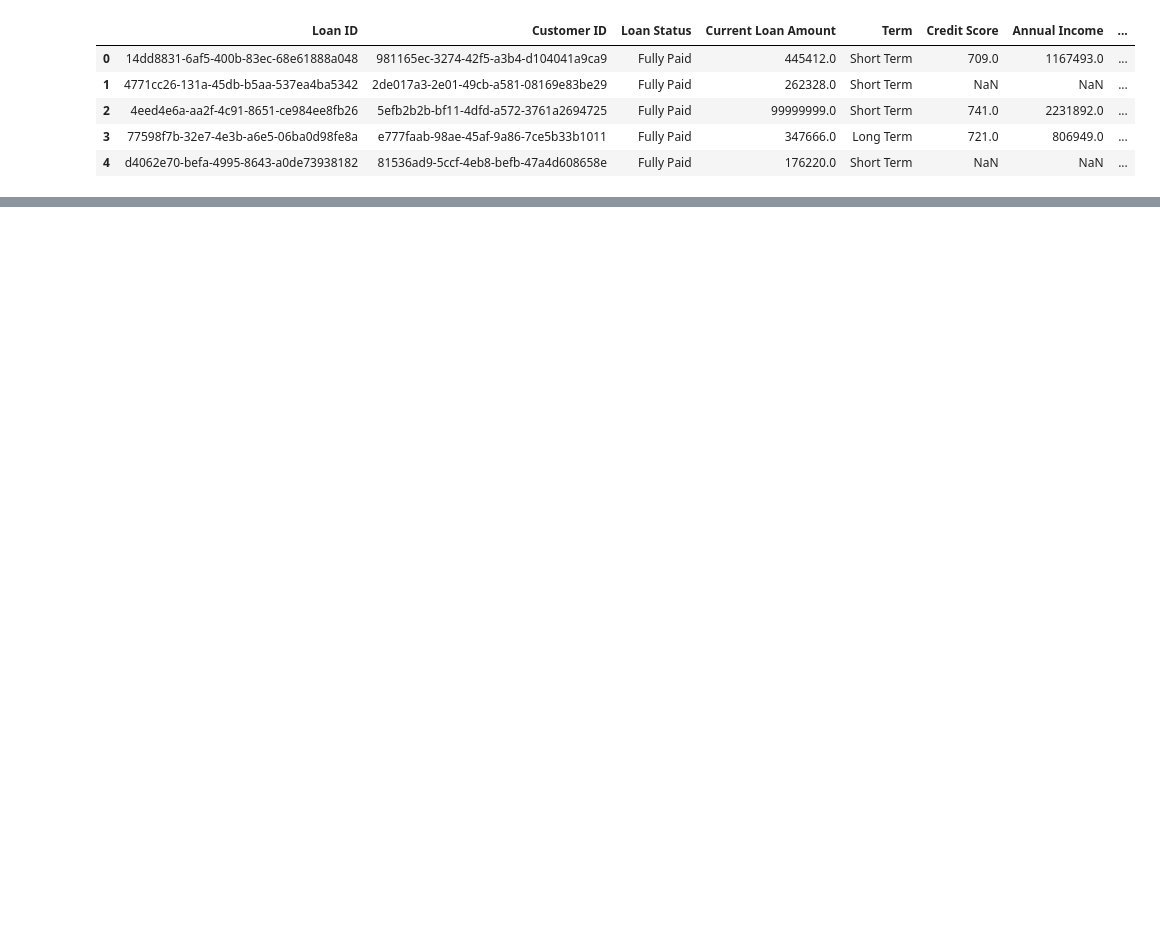
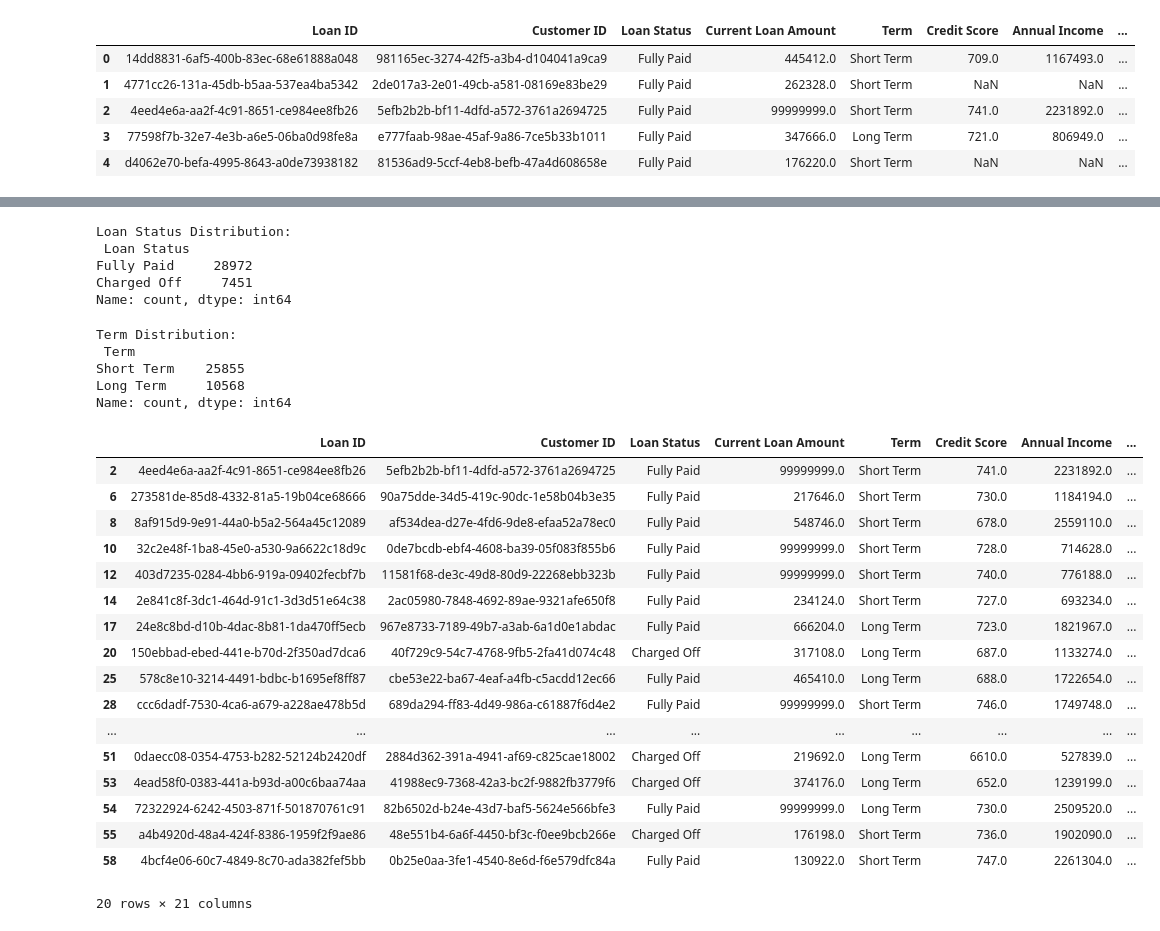
Before and after one commit to omidk414/ucb-data-project1-group2, a Jupyter notebook: main.ipynb, the cells around one changed output, grey strips where cells are left out. Cells and saved outputs as stored; diff of their text form; code cells hidden in the pictures; blank space fills up the shorter version.

Commit message:
Added two new columns that holds the loan status and loan term with standardized data

```diff
--- a/main.ipynb
+++ b/main.ipynb
@@ -131,0 +141,56 @@ memory usage: 4.0+ MB
+# %%
+clean_df.loc[:, 'Term'] = clean_df['Term'].str.lower().str.strip().replace({
+    'short term': 'Short Term',
+    'long term': 'Long Term'
+})
+# %%
+# Check the distribution of 'Loan Status'
+loan_status_distribution = clean_df['Loan Status'].value_counts()
+print("Loan Status Distribution:\n", loan_status_distribution)
+# %% [output]
+Loan Status Distribution:
+ Loan Status
+Fully Paid     28972
+Charged Off     7451
+Name: count, dtype: int64
+# %%
+# Check the distribution of 'Term'
+term_distribution = clean_df['Term'].value_counts()
+print("Term Distribution:\n", term_distribution)
+# %% [output]
+Term Distribution:
+ Term
+Short Term    25855
+Long Term     10568
+Name: count, dtype: int64
+# %%
+# Define mapping for Loan Status
+loan_status_map = {'Fully Paid': 1, 'Charged Off': 0}
+# %%
+# Define mapping for Term
+term_map = {'Short Term': 1, 'Long Term': 0}
+# %%
+# Apply mapping to create new numerical columns using .loc
+clean_df.loc[:, 'Loan Status Numerical'] = clean_df['Loan Status'].map(loan_status_map)
+clean_df.loc[:, 'Term Numerical'] = clean_df['Term'].map(term_map)
+# %%
+clean_df.head(20)
+# %% [output]
+|  | Loan ID | Customer ID | Loan Status | Current Loan Amount | Term | Credit Score | Annual Income | ... |
+| 2 | 4eed4e6a-aa2f-4c91-8651-ce984ee8fb26 | 5efb2b2b-bf11-4dfd-a572-3761a2694725 | Fully Paid | 99999999.0 | Short Term | 741.0 | 2231892.0 | ... |
+| 6 | 273581de-85d8-4332-81a5-19b04ce68666 | 90a75dde-34d5-419c-90dc-1e58b04b3e35 | Fully Paid | 217646.0 | Short Term | 730.0 | 1184194.0 | ... |
+| 8 | 8af915d9-9e91-44a0-b5a2-564a45c12089 | af534dea-d27e-4fd6-9de8-efaa52a78ec0 | Fully Paid | 548746.0 | Short Term | 678.0 | 2559110.0 | ... |
+| 10 | 32c2e48f-1ba8-45e0-a530-9a6622c18d9c | 0de7bcdb-ebf4-4608-ba39-05f083f855b6 | Fully Paid | 99999999.0 | Short Term | 728.0 | 714628.0 | ... |
+| 12 | 403d7235-0284-4bb6-919a-09402fecbf7b | 11581f68-de3c-49d8-80d9-22268ebb323b | Fully Paid | 99999999.0 | Short Term | 740.0 | 776188.0 | ... |
+| 14 | 2e841c8f-3dc1-464d-91c1-3d3d51e64c38 | 2ac05980-7848-4692-89ae-9321afe650f8 | Fully Paid | 234124.0 | Short Term | 727.0 | 693234.0 | ... |
+| 17 | 24e8c8bd-d10b-4dac-8b81-1da470ff5ecb | 967e8733-7189-49b7-a3ab-6a1d0e1abdac | Fully Paid | 666204.0 | Long Term | 723.0 | 1821967.0 | ... |
+| 20 | 150ebbad-ebed-441e-b70d-2f350ad7dca6 | 40f729c9-54c7-4768-9fb5-2fa41d074c48 | Charged Off | 317108.0 | Long Term | 687.0 | 1133274.0 | ... |
+| 25 | 578c8e10-3214-4491-bdbc-b1695ef8ff87 | cbe53e22-ba67-4eaf-a4fb-c5acdd12ec66 | Fully Paid | 465410.0 | Long Term | 688.0 | 1722654.0 | ... |
+| 28 | ccc6dadf-7530-4ca6-a679-a228ae478b5d | 689da294-ff83-4d49-986a-c61887f6d4e2 | Fully Paid | 99999999.0 | Short Term | 746.0 | 1749748.0 | ... |
+| ... | ... | ... | ... | ... | ... | ... | ... | ... |
+| 51 | 0daecc08-0354-4753-b282-52124b2420df | 2884d362-391a-4941-af69-c825cae18002 | Charged Off | 219692.0 | Long Term | 6610.0 | 527839.0 | ... |
+| 53 | 4ead58f0-0383-441a-b93d-a00c6baa74aa | 41988ec9-7368-42a3-bc2f-9882fb3779f6 | Charged Off | 374176.0 | Long Term | 652.0 | 1239199.0 | ... |
+| 54 | 72322924-6242-4503-871f-501870761c91 | 82b6502d-b24e-43d7-baf5-5624e566bfe3 | Fully Paid | 99999999.0 | Long Term | 730.0 | 2509520.0 | ... |
+| 55 | a4b4920d-48a4-424f-8386-1959f2f9ae86 | 48e551b4-6a6f-4450-bf3c-f0ee9bcb266e | Charged Off | 176198.0 | Short Term | 736.0 | 1902090.0 | ... |
+| 58 | 4bcf4e06-60c7-4849-8c70-ada382fef5bb | 0b25e0aa-3fe1-4540-8e6d-f6e579dfc84a | Fully Paid | 130922.0 | Short Term | 747.0 | 2261304.0 | ... |
+20 rows × 21 columns
```
Also changed, not shown: parts of 8 cells of this notebook, 1 other file.
